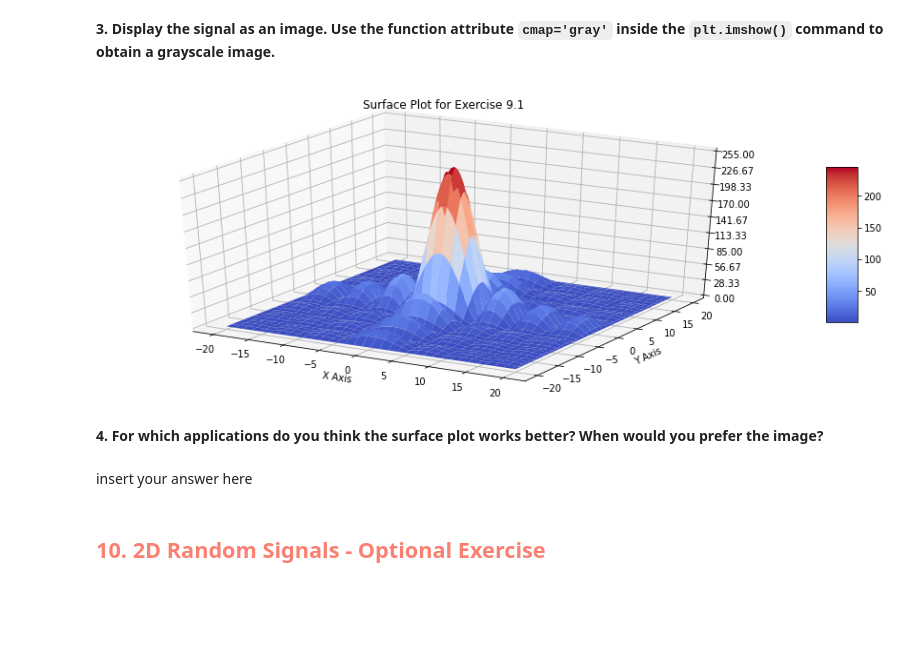
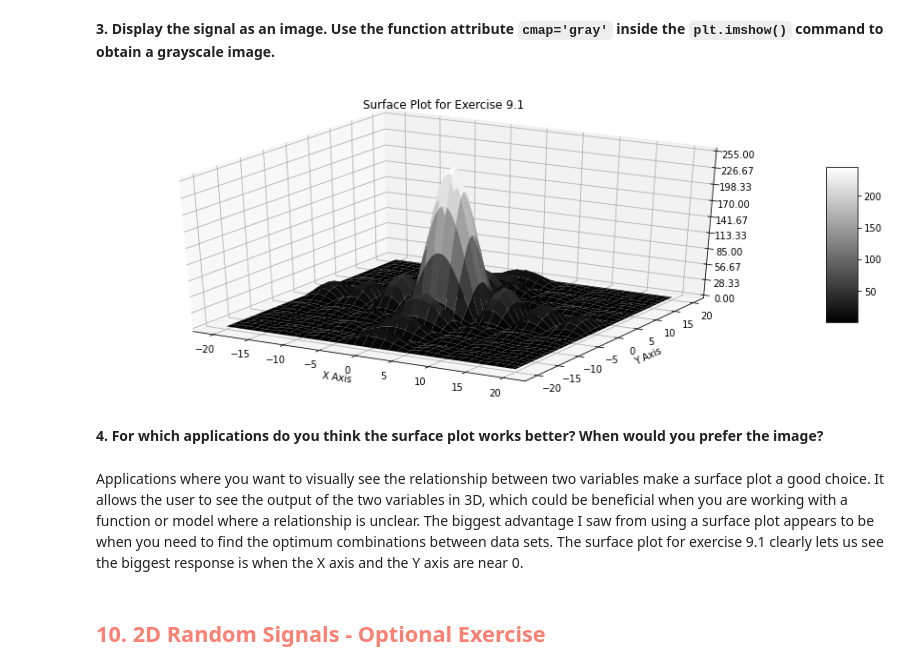
Before and after one commit to cdavin2/dsp_lab01, a Jupyter notebook: lab01_final_report.ipynb, the cells around one changed output. Cells and saved outputs as stored; diff of their text form; code cells hidden in the pictures; blank space fills up the shorter version.

````diff
--- a/lab01_final_report.ipynb
+++ b/lab01_final_report.ipynb
@@ -835,14 +847,32 @@ def mesh_plot(X, Y, Z, title, xlabel, ylabel):
 # %% [markdown]
 **3. Display the signal as an image. Use the function attribute ```cmap='gray'``` inside the ```plt.imshow()``` command to obtain a grayscale image.**
-# %%
-# insert your code here
-mesh_plot(m,n,f, "Surface Plot for Exercise 9.1", "X Axis", "Y Axis")
-# %% [output]
-[figure, removed]
+# %%
+# refer to https://matplotlib.org/3.1.0/gallery/mplot3d/surface3d.html
+
+from mpl_toolkits.mplot3d import Axes3D
+from matplotlib import cm
+from matplotlib.ticker import LinearLocator, FormatStrFormatter
+
+def mesh_plot(X, Y, Z, title, xlabel, ylabel):
+    fig = plt.figure()
+    ax = fig.gca(projection='3d')
+    surf = ax.plot_surface(X, Y, Z, cmap="gray", linewidth=2, antialiased=True)
+    ax.zaxis.set_major_locator(LinearLocator(10))
+    ax.zaxis.set_major_formatter(FormatStrFormatter('%.02f'))
+    # Add a color bar which maps values to colors.
+    fig.colorbar(surf, shrink=0.5, aspect=5)
+    plt.xlabel(xlabel)
+    plt.ylabel(ylabel)
+    plt.title(title)
+    plt.show()
+
+mesh_plot(m,n,f, "Surface Plot for Exercise 9.1", "X Axis", "Y Axis")
+# %% [output]
+[figure, added]
 # %% [markdown]
 **4. For which applications do you think the surface plot works better? When would you prefer the image?**
-# %% [markdown]
-insert your answer here
+# %% [markdown]
+Applications where you want to visually see the relationship between two variables make a surface plot a good choice. It allows the user to see the output of the two variables in 3D, which could be beneficial when you are working with a function or model where a relationship is unclear. The biggest advantage I saw from using a surface plot appears to be when you need to find the optimum combinations between data sets. The surface plot for exercise 9.1 clearly lets us see the biggest response is when the X axis and the Y axis are near 0.
 # %% [markdown]
 <h2 style="color:salmon;"><left>10. 2D Random Signals - Optional Exercise</left></h2>
 # %% [markdown]
````
Also changed, not shown: parts of 26 cells of this notebook.
